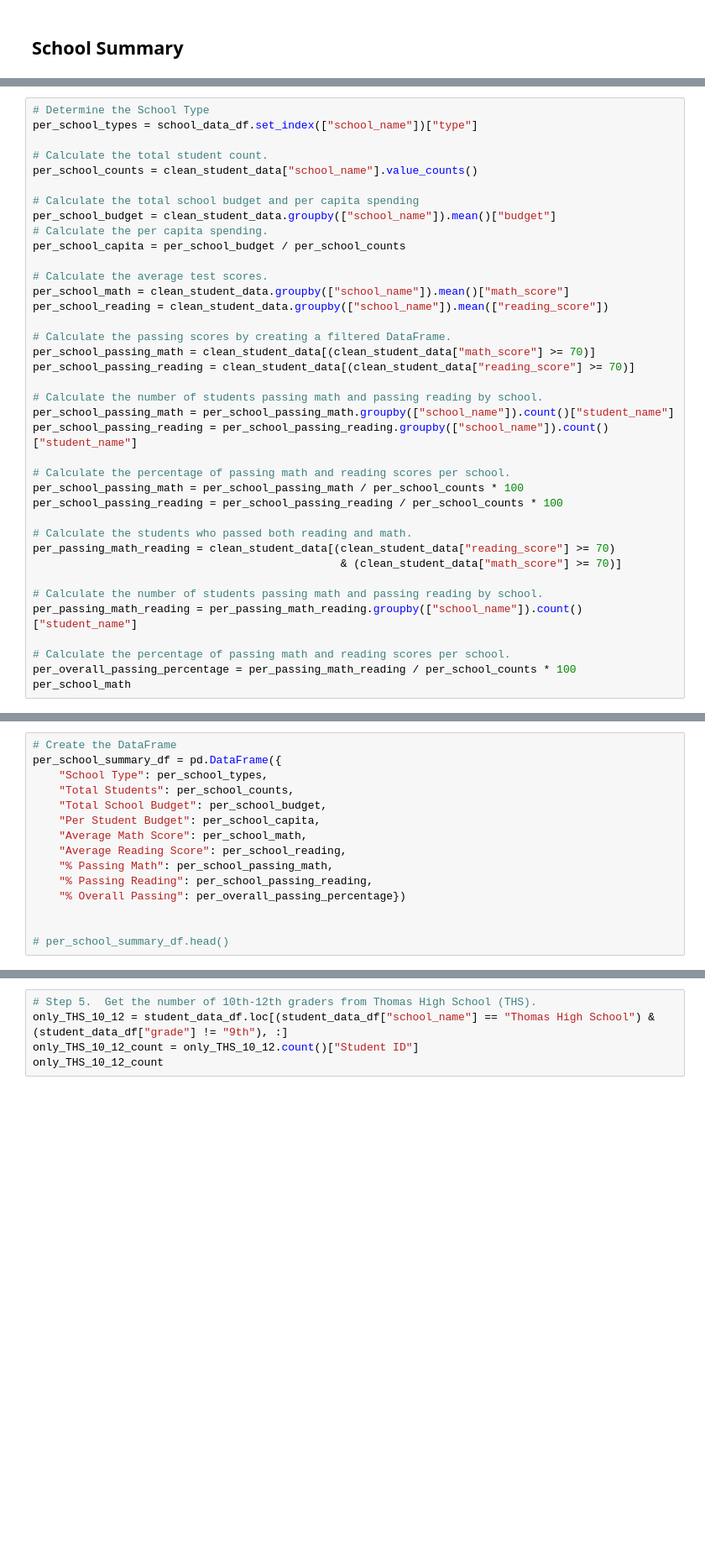
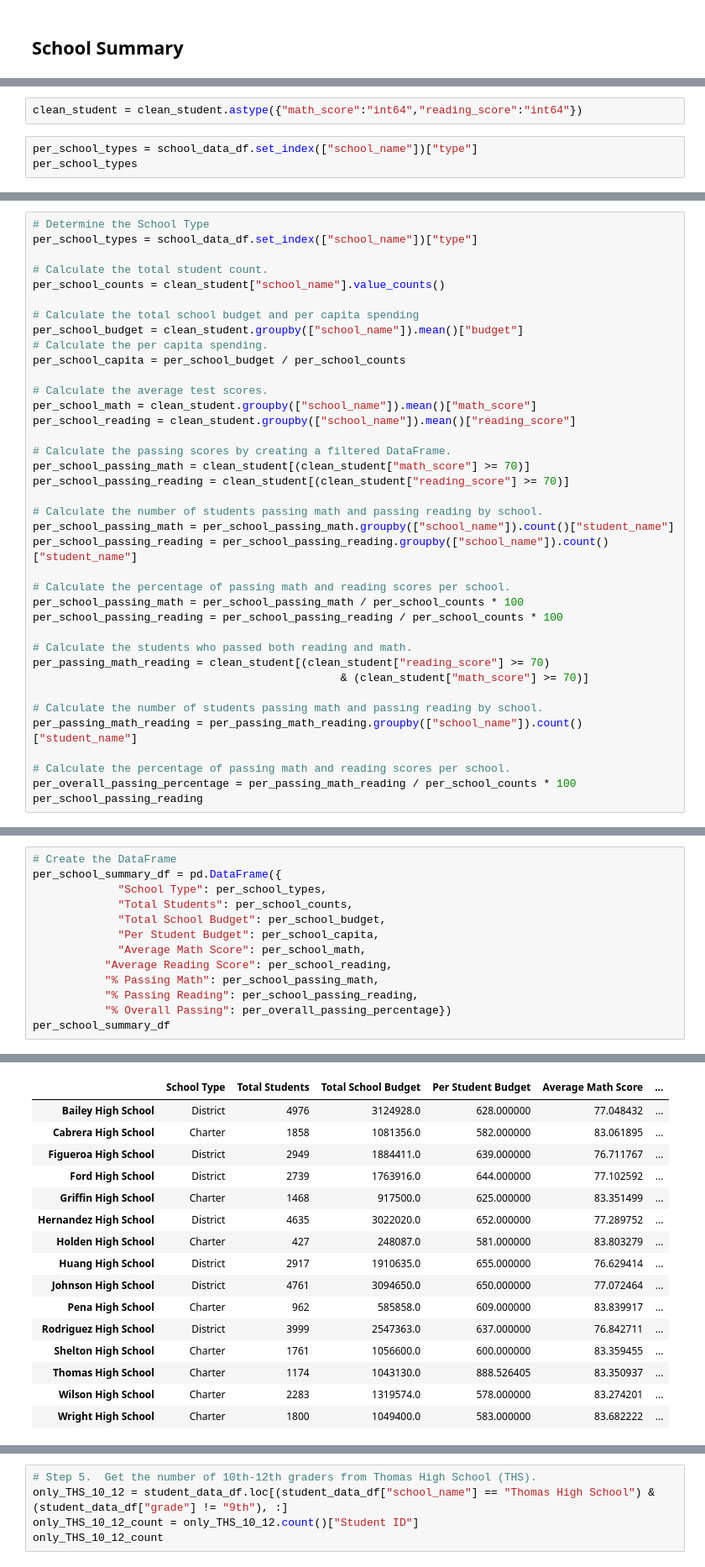
Before and after one commit to ATGass/School_District_Analysis, a Jupyter notebook: PyCitySchools_Challenge_starter_code.ipynb, the cells around one changed output, grey strips where cells are left out. Shown: that part at 84% size. Cells and saved outputs as stored; diff of their text form; blank space fills up the shorter version.

```diff
--- a/PyCitySchools_Challenge_starter_code.ipynb
+++ b/PyCitySchools_Challenge_starter_code.ipynb
@@ -217,3 +220,8 @@ clean_student_data.head()
 | 2 | 2 | Kevin Rodriguez | M | 12th | Huang High School | 90 | 60 | 0 | ... |
 | 3 | 3 | Richard Scott | M | 12th | Huang High School | 67 | 58 | 0 | ... |
 | 4 | 4 | Bonnie Ray | F | 9th | Huang High School | 97 | 84 | 0 | ... |
+# %%
+clean_student = clean_student.astype({"math_score":"int64","reading_score":"int64"})
+# %%
+per_school_types = school_data_df.set_index(["school_name"])["type"]
+per_school_types
@@ -222,20 +248,20 @@ clean_student_data.head()
 per_school_types = school_data_df.set_index(["school_name"])["type"]
 
 # Calculate the total student count.
-per_school_counts = clean_student_data["school_name"].value_counts()
+per_school_counts = clean_student["school_name"].value_counts()
 
 # Calculate the total school budget and per capita spending
-per_school_budget = clean_student_data.groupby(["school_name"]).mean()["budget"]
+per_school_budget = clean_student.groupby(["school_name"]).mean()["budget"]
 # Calculate the per capita spending.
 per_school_capita = per_school_budget / per_school_counts
 
 # Calculate the average test scores.
-per_school_math = clean_student_data.groupby(["school_name"]).mean()["math_score"]
-per_school_reading = clean_student_data.groupby(["school_name"]).mean(["reading_score"])
+per_school_math = clean_student.groupby(["school_name"]).mean()["math_score"]
+per_school_reading = clean_student.groupby(["school_name"]).mean()["reading_score"]
 
 # Calculate the passing scores by creating a filtered DataFrame.
-per_school_passing_math = clean_student_data[(clean_student_data["math_score"] >= 70)]
-per_school_passing_reading = clean_student_data[(clean_student_data["reading_score"] >= 70)]
+per_school_passing_math = clean_student[(clean_student["math_score"] >= 70)]
+per_school_passing_reading = clean_student[(clean_student["reading_score"] >= 70)]
 
 # Calculate the number of students passing math and passing reading by school.
 per_school_passing_math = per_school_passing_math.groupby(["school_name"]).count()["student_name"]
@@ -246,13 +272,13 @@ per_school_passing_math = per_school_passing_math / per_school_counts * 100
 per_school_passing_reading = per_school_passing_reading / per_school_counts * 100
 
 # Calculate the students who passed both reading and math.
-per_passing_math_reading = clean_student_data[(clean_student_data["reading_score"] >= 70)
-                                               & (clean_student_data["math_score"] >= 70)]
+per_passing_math_reading = clean_student[(clean_student["reading_score"] >= 70)
+                                               & (clean_student["math_score"] >= 70)]
 
 # Calculate the number of students passing math and passing reading by school.
 per_passing_math_reading = per_passing_math_reading.groupby(["school_name"]).count()["student_name"]
 
 # Calculate the percentage of passing math and reading scores per school.
 per_overall_passing_percentage = per_passing_math_reading / per_school_counts * 100
-per_school_math
+per_school_passing_reading
 # %% [output]
@@ -260,16 +301,14 @@ KeyError: 'math_score'
 # %%
 # Create the DataFrame
 per_school_summary_df = pd.DataFrame({
-    "School Type": per_school_types,
-    "Total Students": per_school_counts,
-    "Total School Budget": per_school_budget,
-    "Per Student Budget": per_school_capita,
-    "Average Math Score": per_school_math,
-    "Average Reading Score": per_school_reading,
-    "% Passing Math": per_school_passing_math,
-    "% Passing Reading": per_school_passing_reading,
-    "% Overall Passing": per_overall_passing_percentage})
-
-
-# per_school_summary_df.head()
+             "School Type": per_school_types,
+             "Total Students": per_school_counts,
+             "Total School Budget": per_school_budget,
+             "Per Student Budget": per_school_capita,
+             "Average Math Score": per_school_math,
+           "Average Reading Score": per_school_reading,
+           "% Passing Math": per_school_passing_math,
+           "% Passing Reading": per_school_passing_reading,
+           "% Overall Passing": per_overall_passing_percentage})
+per_school_summary_df
 # %% [output]
@@ -277,3 +315,19 @@ ValueError: could not broadcast input array from shape (4,) into shape (15,)
+|  | School Type | Total Students | Total School Budget | Per Student Budget | Average Math Score | ... |
+| Bailey High School | District | 4976 | 3124928.0 | 628.000000 | 77.048432 | ... |
+| Cabrera High School | Charter | 1858 | 1081356.0 | 582.000000 | 83.061895 | ... |
+| Figueroa High School | District | 2949 | 1884411.0 | 639.000000 | 76.711767 | ... |
+| Ford High School | District | 2739 | 1763916.0 | 644.000000 | 77.102592 | ... |
+| Griffin High School | Charter | 1468 | 917500.0 | 625.000000 | 83.351499 | ... |
+| Hernandez High School | District | 4635 | 3022020.0 | 652.000000 | 77.289752 | ... |
+| Holden High School | Charter | 427 | 248087.0 | 581.000000 | 83.803279 | ... |
+| Huang High School | District | 2917 | 1910635.0 | 655.000000 | 76.629414 | ... |
+| Johnson High School | District | 4761 | 3094650.0 | 650.000000 | 77.072464 | ... |
+| Pena High School | Charter | 962 | 585858.0 | 609.000000 | 83.839917 | ... |
+| Rodriguez High School | District | 3999 | 2547363.0 | 637.000000 | 76.842711 | ... |
+| Shelton High School | Charter | 1761 | 1056600.0 | 600.000000 | 83.359455 | ... |
+| Thomas High School | Charter | 1174 | 1043130.0 | 888.526405 | 83.350937 | ... |
+| Wilson High School | Charter | 2283 | 1319574.0 | 578.000000 | 83.274201 | ... |
+| Wright High School | Charter | 1800 | 1049400.0 | 583.000000 | 83.682222 | ... |
 # %%
 # Format the Total School Budget and the Per Student Budget
 per_school_summary_df["Total School Budget"] = per_school_summary_df["Total School Budget"].map("${:,.2f}".format)
```
Also changed, not shown: parts of 42 cells of this notebook, 1 other file.
